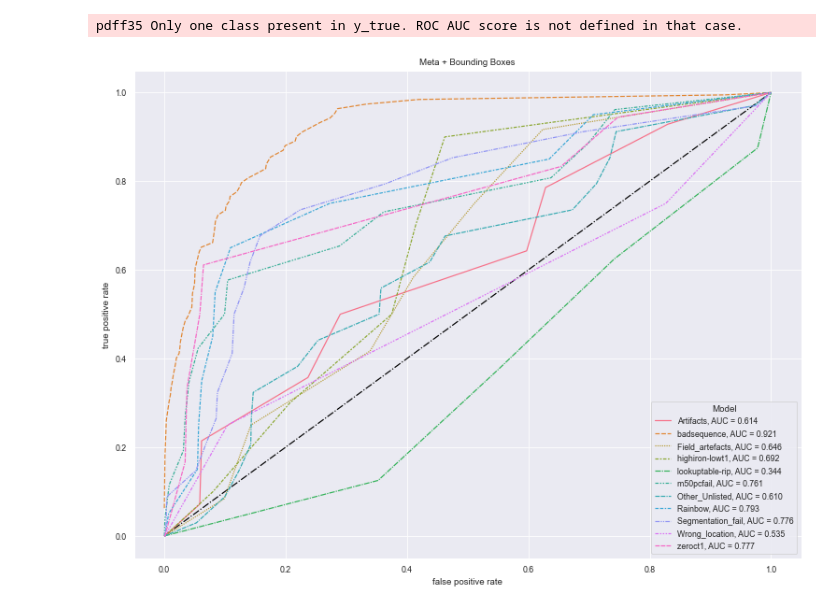
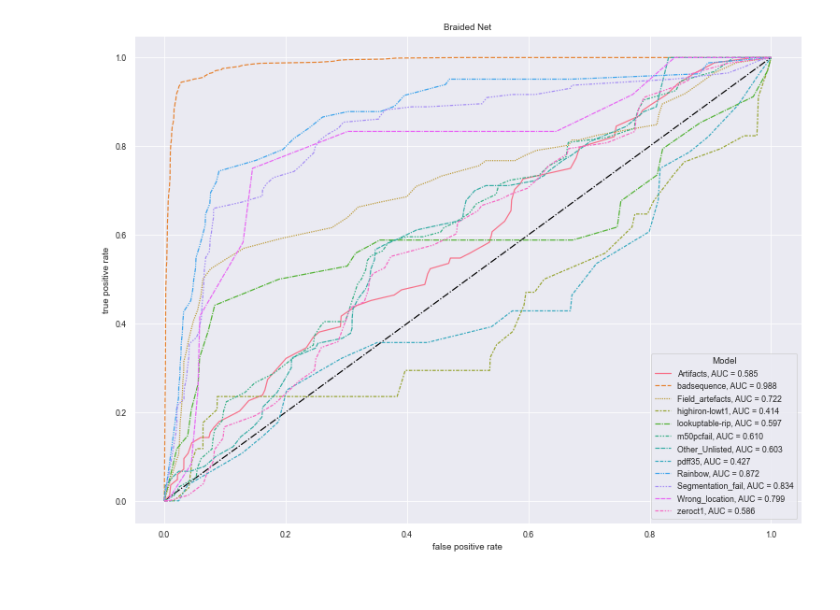
Before and after one commit to hillce/Meta_T1, a Jupyter notebook: braided_testing.ipynb, the cells around one changed output. Cells and saved outputs as stored; diff of their text form; code cells hidden in the pictures.

```diff
--- a/braided_testing.ipynb
+++ b/braided_testing.ipynb
@@ -22,7 +156,8 @@ from meta_function import meta_loading
 # %%
 fileDir = "C:/fully_split_data/"
 t1MapDir = "C:/T1_Maps/"
-modelName = "Debug"
+modelName = "Not_Norm_20000"
+condense = False
 bSize = 4
 normQ = False
 
@@ -45,0 +183,2 @@ else:
+# %%
+datasetTest = Test_Meta_Dataset(modelDir=modelDir,fileDir=fileDir,t1MapDir=t1MapDir,size=1000,transform=trnsInTest,load=True,condense=condense)
@@ -46,14 +189,18 @@ else:
 # %%
-datasetTest = Test_Meta_Dataset(modelDir=modelDir,fileDir=fileDir,t1MapDir=t1MapDir,size=1000,transform=trnsInTest,load=True)
 loaderTest = DataLoader(datasetTest,batch_size=bSize,shuffle=False,collate_fn=collate_fn,pin_memory=False)
 
 batch = next(iter(loaderTest))
 inpMetaSize = batch['Meta'].size()[1]
-outSize = batch["Tag"].size()[1]
+if condense:
+    outSize = 1
+else:
+    outSize = batch["Tag"].size()[1]
 
 device = torch.device("cuda:0" if torch.cuda.is_available() else "cpu")
+# device = torch.device("cpu")
+
 netB = Braided_Classifier(7,inpMetaSize,outSize,xDim=288,yDim=384,device=device)
-modelDict = torch.load("{}model.pt".format(modelDir))
+modelDict = torch.load("{}model.pt".format(modelDir),map_location=device)
 netB.load_state_dict(modelDict["state_dict"])
 netB = netB.to(device)
 
@@ -66,6 +210,6 @@ TypeError: sigmoid() missing 1 required positional arguments: "input"
 # %%
-pred = np.zeros((1000,outSize))
-y_test = np.zeros((1000,outSize))
+pred = np.zeros((testLen,outSize))
+y_test = np.zeros((testLen,outSize))
 with torch.no_grad():
     netB.train()
     for i,data in enumerate(loaderTest):
@@ -74,11 +218,26 @@ with torch.no_grad():
         inpMeta = data["Meta"].to(device)
         y_test[i*bSize:(i+1)*bSize,:] = data["Tag"].numpy()
 
-        out = netB(inpData,inpMeta)
+        try:
+            out = netB(inpData,inpMeta)
 
-        out = torch.sigmoid(out)
+            out = torch.sigmoid(out)
+            corrupt = False
+            for itm in out:
+                if any(torch.isnan(itm)):
+                    corrupt = True
 
-        pred[i*bSize:(i+1)*bSize,:] = out.cpu().numpy()
+            if corrupt:
+                # print("Corrupted \n",out)
+                val = torch.isnan(out)
+                for idx in range(val.shape[0]):
+                    for jdx in range(val.shape[1]):
+                        if val[idx,jdx]:
+                            out[idx,jdx] = 0.0
+                # print(out)
+            pred[i*bSize:(i+1)*bSize,:] = out.cpu().numpy()
+        except RuntimeError as e:
+            print(e,inpMeta.size(),inpData.size())
 
         sys.stdout.write("\r\tSubj {}/{}".format(i*bSize,testLen))
 # %% [output]
@@ -113,33 +253,33 @@ sns.set_style(style="darkgrid")
 
 modelsArr = []
 fprArr = []
 tprArr = []
 
 tagNames = ['Artifacts', 'badsequence', 'Field_artefacts', 'highiron-lowt1', 'lookuptable-rip', 'm50pcfail', 'Other_Unlisted', 'pdff35', 'Rainbow', 'Segmentation_fail', 'Wrong_location', 'zeroct1']
+# tagNames = ["Include_Exclude"]
 
 for i,name in enumerate(tagNames):
     try:
         fpr,tpr,_ = roc_curve(y_test[:,i],pred[:,i])
         auc_score = roc_auc_score(y_test[:,i],pred[:,i])
 
         event = ["{}, AUC = {:.3f}".format(name,auc_score)]*(fpr.shape[0])
 
         modelsArr.extend(event)
         fprArr.extend(fpr)
         tprArr.extend(tpr)
     except ValueError as e:
         print(name,e)
 
 event = np.array(modelsArr)
 fpr = np.array(fprArr)
 tpr = np.array(tprArr)
 df = pandas.DataFrame({"Model":event,"false positive rate":fpr,"true positive rate":tpr})
 
 plt.figure()
-plt.title("Meta + Bounding Boxes")
+plt.title("Braided Net")
 sns.lineplot(x=[0,1],y=[0,1],linestyle="-.",color='black')
 sns.lineplot(data=df,x="false positive rate",y="true positive rate",hue="Model",style="Model",ci=None)
 plt.show()
 # %% [output]
-pdff35 Only one class present in y_true. ROC AUC score is not defined in that case.
-[figure, old version]
+[figure, new version]
```
Also changed, not shown: parts of 16 cells of this notebook, 13 other files.
